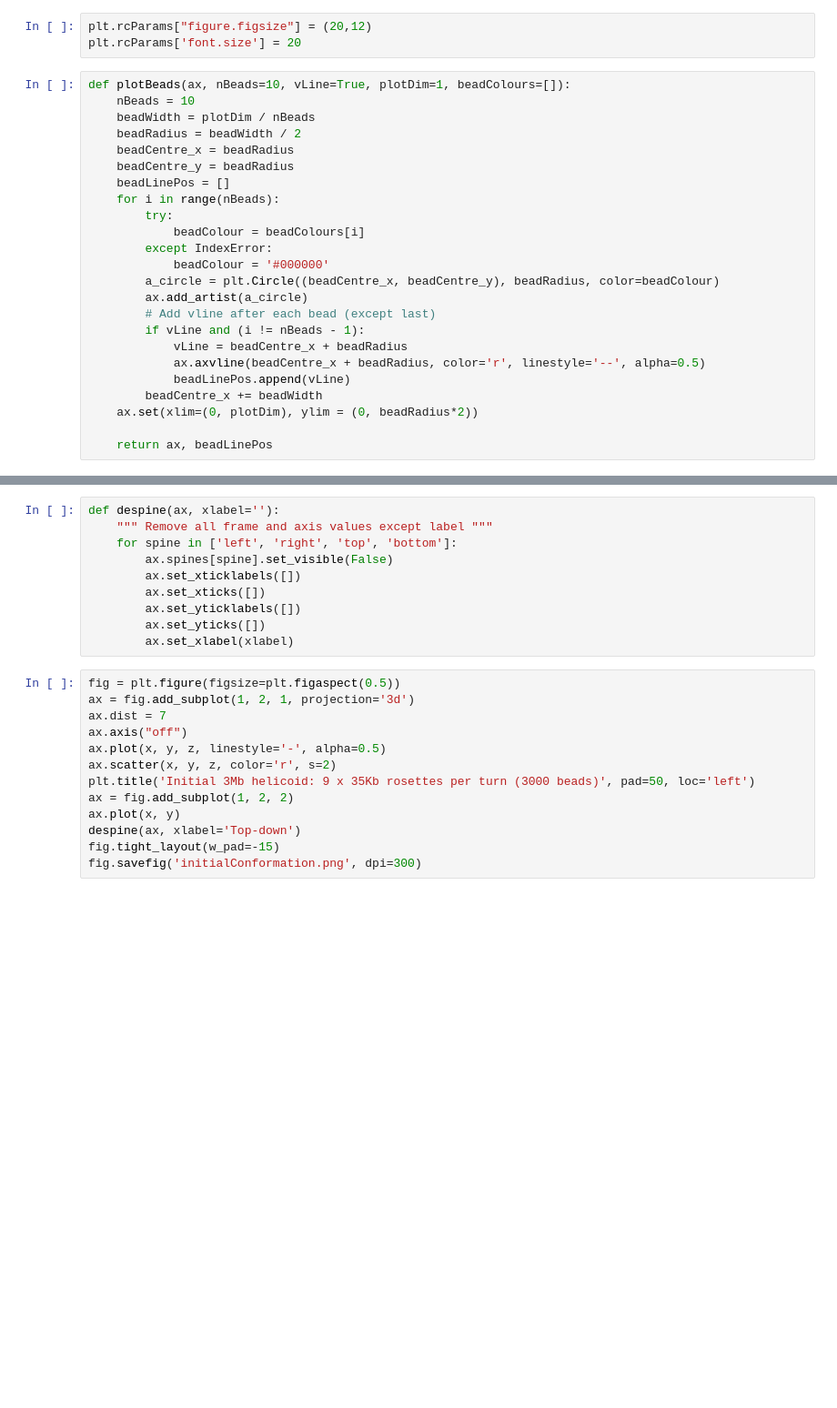
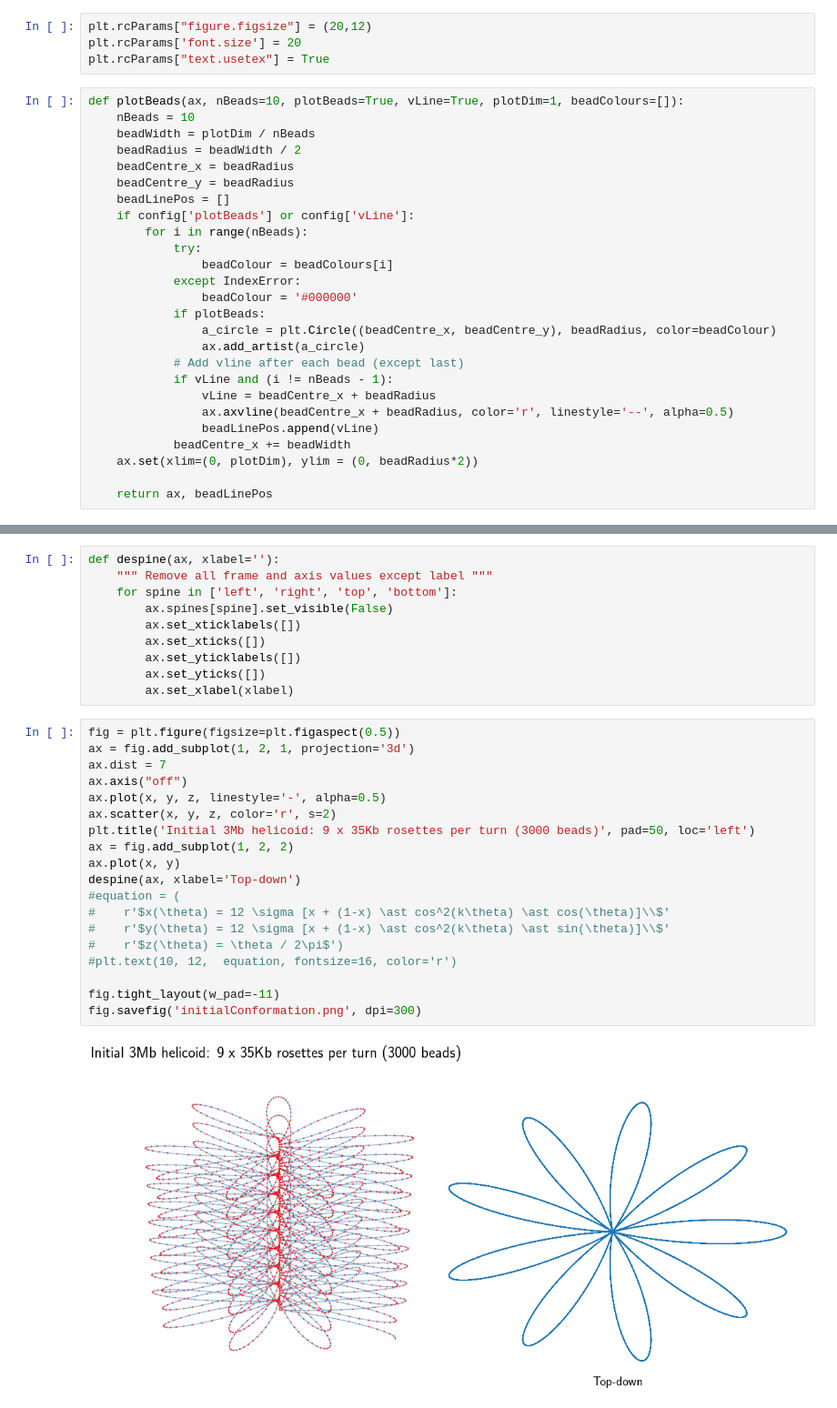
Before and after one commit to StephenRicher/HiCSim, a Jupyter notebook: README_files/modellingFigures.ipynb, the cells around one changed output, grey strips where cells are left out. Shown at 91% size. Drawn from its saved outputs; the diff is of its cells as text; blank space fills up the shorter version.

Commit message:
Add script to generate figures for modelling presentation.

```diff
--- a/README_files/modellingFigures.ipynb
+++ b/README_files/modellingFigures.ipynb
@@ -8,27 +8,30 @@ import seaborn as sns
 # %%
 plt.rcParams["figure.figsize"] = (20,12)
 plt.rcParams['font.size'] = 20
+plt.rcParams["text.usetex"] = True
 # %%
-def plotBeads(ax, nBeads=10, vLine=True, plotDim=1, beadColours=[]):
+def plotBeads(ax, nBeads=10, plotBeads=True, vLine=True, plotDim=1, beadColours=[]):
     nBeads = 10
     beadWidth = plotDim / nBeads
     beadRadius = beadWidth / 2
     beadCentre_x = beadRadius
     beadCentre_y = beadRadius
     beadLinePos = []
-    for i in range(nBeads):
-        try:
-            beadColour = beadColours[i]
-        except IndexError:
-            beadColour = '#000000'
-        a_circle = plt.Circle((beadCentre_x, beadCentre_y), beadRadius, color=beadColour)
-        ax.add_artist(a_circle)
-        # Add vline after each bead (except last)
-        if vLine and (i != nBeads - 1):
-            vLine = beadCentre_x + beadRadius
-            ax.axvline(beadCentre_x + beadRadius, color='r', linestyle='--', alpha=0.5)
-            beadLinePos.append(vLine)
-        beadCentre_x += beadWidth
+    if config['plotBeads'] or config['vLine']:
+        for i in range(nBeads):
+            try:
+                beadColour = beadColours[i]
+            except IndexError:
+                beadColour = '#000000'
+            if plotBeads:
+                a_circle = plt.Circle((beadCentre_x, beadCentre_y), beadRadius, color=beadColour)
+                ax.add_artist(a_circle)
+            # Add vline after each bead (except last)
+            if vLine and (i != nBeads - 1):
+                vLine = beadCentre_x + beadRadius
+                ax.axvline(beadCentre_x + beadRadius, color='r', linestyle='--', alpha=0.5)
+                beadLinePos.append(vLine)
+            beadCentre_x += beadWidth
     ax.set(xlim=(0, plotDim), ylim = (0, beadRadius*2))
 
     return ax, beadLinePos
@@ -164,13 +199,21 @@ def despine(ax, xlabel=''):
 # %%
 fig = plt.figure(figsize=plt.figaspect(0.5))
 ax = fig.add_subplot(1, 2, 1, projection='3d')
 ax.dist = 7
 ax.axis("off")
 ax.plot(x, y, z, linestyle='-', alpha=0.5)
 ax.scatter(x, y, z, color='r', s=2)
 plt.title('Initial 3Mb helicoid: 9 x 35Kb rosettes per turn (3000 beads)', pad=50, loc='left')
 ax = fig.add_subplot(1, 2, 2)
 ax.plot(x, y)
 despine(ax, xlabel='Top-down')
-fig.tight_layout(w_pad=-15)
+#equation = (
+#    r'$x(\theta) = 12 \sigma [x + (1-x) \ast cos^2(k\theta) \ast cos(\theta)]\\$'
+#    r'$y(\theta) = 12 \sigma [x + (1-x) \ast cos^2(k\theta) \ast sin(\theta)]\\$'
+#    r'$z(\theta) = \theta / 2\pi$')
+#plt.text(10, 12,  equation, fontsize=16, color='r')
+
+fig.tight_layout(w_pad=-11)
 fig.savefig('initialConformation.png', dpi=300)
+# %% [output]
+[figure, added]
```
Also changed, not shown: parts of 5 cells of this notebook.
